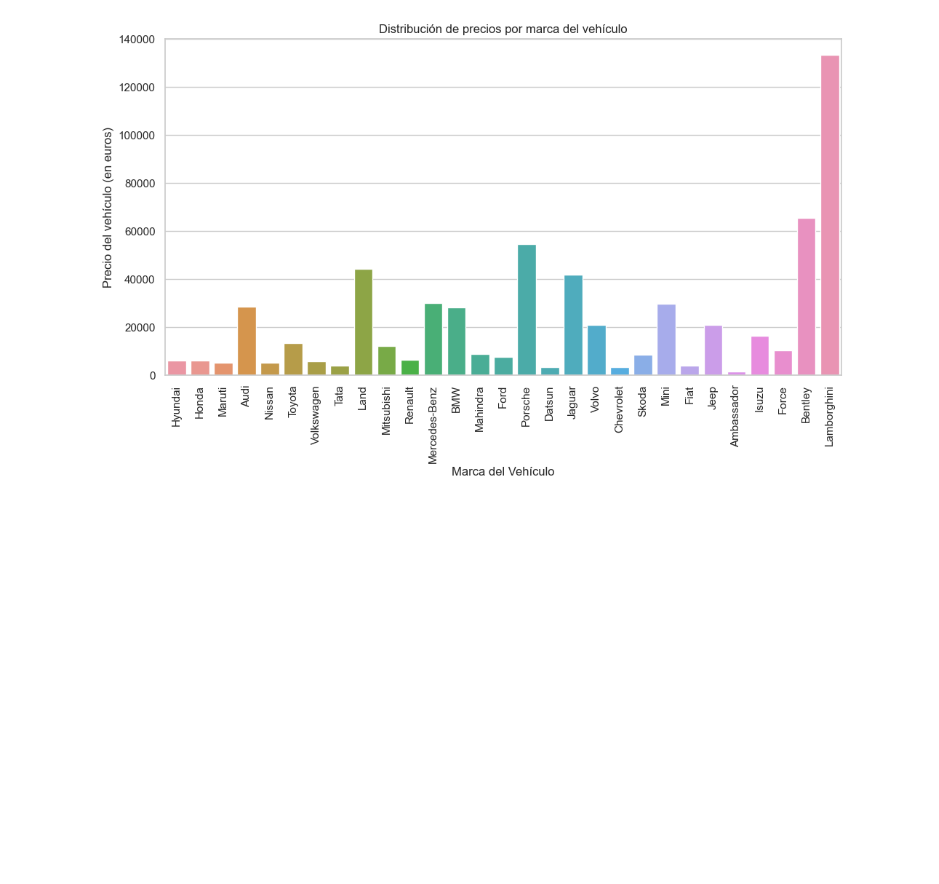
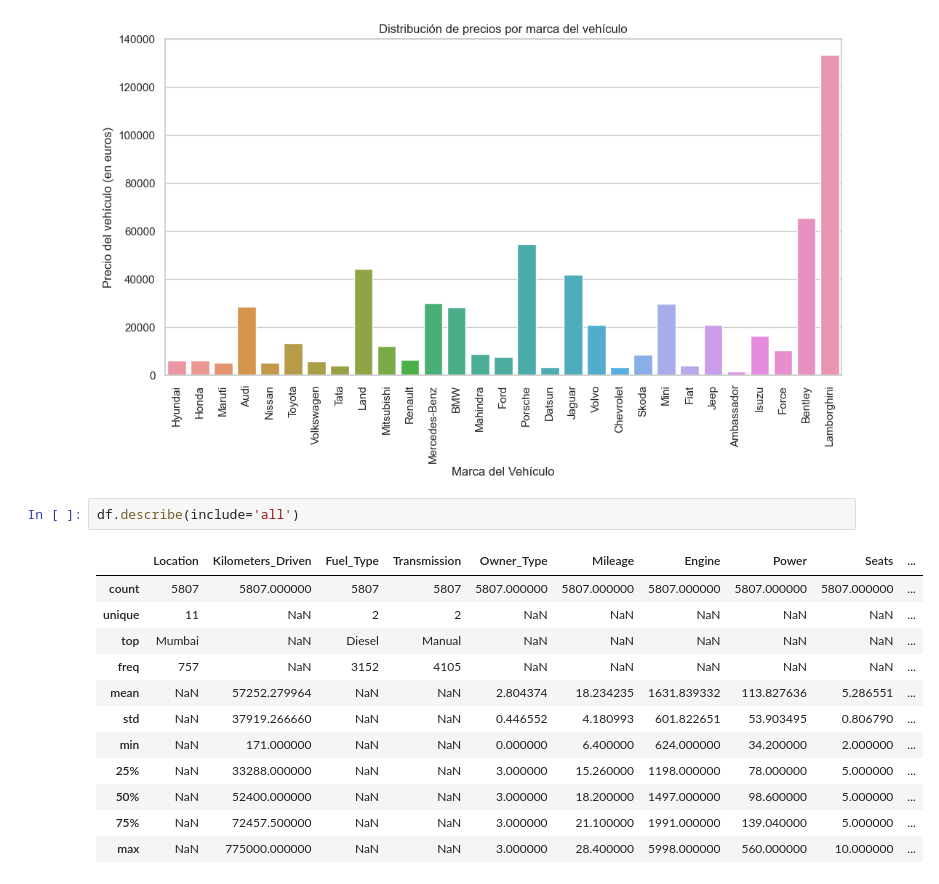
Before and after one commit to LMXCC79/Proyecto-ML-TheBridge, a Jupyter notebook: src/notebooks/EDA.ipynb, the cells around one changed output. Drawn from its saved outputs; the diff is of its cells as text; blank space fills up the shorter version.

```diff
--- a/src/notebooks/EDA.ipynb
+++ b/src/notebooks/EDA.ipynb
@@ -462,3 +493,18 @@ plt.xticks(rotation=90)
 plt.show()
 # %% [output]
 [figure]
+# %%
+df.describe(include='all')
+# %% [output]
+|  | Location | Kilometers_Driven | Fuel_Type | Transmission | Owner_Type | Mileage | Engine | Power | Seats | ... |
+| count | 5807 | 5807.000000 | 5807 | 5807 | 5807.000000 | 5807.000000 | 5807.000000 | 5807.000000 | 5807.000000 | ... |
+| unique | 11 | NaN | 2 | 2 | NaN | NaN | NaN | NaN | NaN | ... |
+| top | Mumbai | NaN | Diesel | Manual | NaN | NaN | NaN | NaN | NaN | ... |
+| freq | 757 | NaN | 3152 | 4105 | NaN | NaN | NaN | NaN | NaN | ... |
+| mean | NaN | 57252.279964 | NaN | NaN | 2.804374 | 18.234235 | 1631.839332 | 113.827636 | 5.286551 | ... |
+| std | NaN | 37919.266660 | NaN | NaN | 0.446552 | 4.180993 | 601.822651 | 53.903495 | 0.806790 | ... |
+| min | NaN | 171.000000 | NaN | NaN | 0.000000 | 6.400000 | 624.000000 | 34.200000 | 2.000000 | ... |
+| 25% | NaN | 33288.000000 | NaN | NaN | 3.000000 | 15.260000 | 1198.000000 | 78.000000 | 5.000000 | ... |
+| 50% | NaN | 52400.000000 | NaN | NaN | 3.000000 | 18.200000 | 1497.000000 | 98.600000 | 5.000000 | ... |
+| 75% | NaN | 72457.500000 | NaN | NaN | 3.000000 | 21.100000 | 1991.000000 | 139.040000 | 5.000000 | ... |
+| max | NaN | 775000.000000 | NaN | NaN | 3.000000 | 28.400000 | 5998.000000 | 560.000000 | 10.000000 | ... |
```
Also changed, not shown: parts of 18 cells of this notebook, 2 other files.
